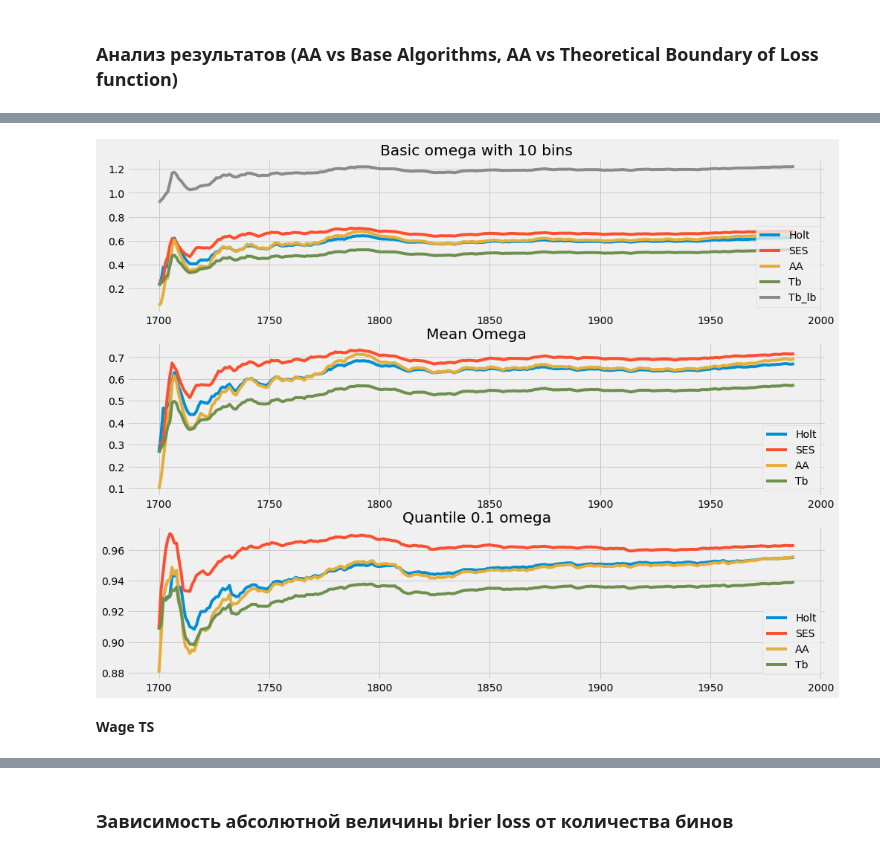
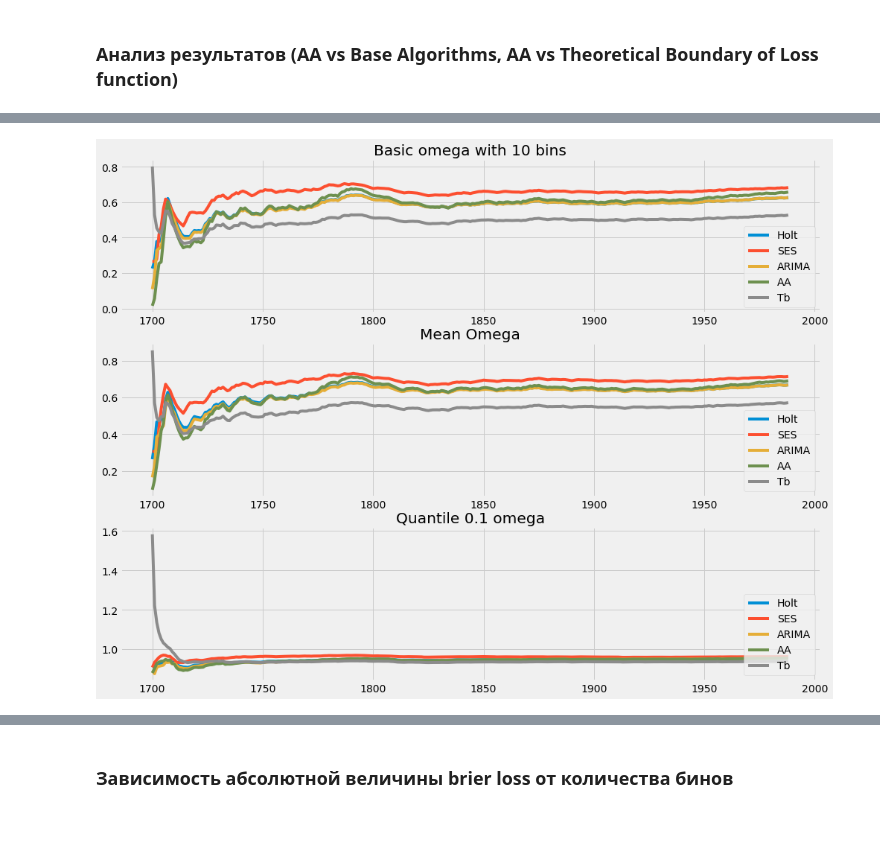
Before and after one commit to aromanenko/AggregatingAlgorithm, a Jupyter notebook: DFA.ipynb, the cells around one changed output, grey strips where cells are left out. Cells and saved outputs as stored; diff of their text form; code cells hidden in the pictures; blank space fills up the shorter version.

```diff
--- a/DFA.ipynb
+++ b/DFA.ipynb
@@ -311,7 +311,9 @@ Holt_preds = get_density_forecast(sunspot_ts, 3, Holt,
                                   omega=omega, fittedvalues=True)
 SES_preds = get_density_forecast(sunspot_ts, 3, SimpleExpSmoothing,
                                  omega=omega, fittedvalues=True)
-AA_preds = aggregating_algorithm(sunspot_ts, 3, {Holt: {}, SimpleExpSmoothing: {}},
+ARIMA_preds = get_density_forecast(sunspot_ts, 3, ARIMA, base_params={'order': (1, 2, 0)},
+                                   omega=omega, fittedvalues=True)
+AA_preds = aggregating_algorithm(sunspot_ts, 3, {Holt: {}, SimpleExpSmoothing: {}, ARIMA: {'order': (1, 2, 0)}},
                                  bins=10, omega_mode="basic")
 
 omega_mean = get_omega(sunspot_ts, mode="mean")
@@ -319,6 +321,8 @@ Holt_preds_mean = get_density_forecast(sunspot_ts, 3, Holt,
                                   omega=omega_mean, fittedvalues=True)
 SES_preds_mean = get_density_forecast(sunspot_ts, 3, SimpleExpSmoothing,
                                  omega=omega_mean, fittedvalues=True)
+ARIMA_preds_mean = get_density_forecast(sunspot_ts, 3, ARIMA, base_params={'order': (1, 2, 0)},
+                                   omega=omega_mean, fittedvalues=True)
 AA_preds_mean = aggregating_algorithm(sunspot_ts, 3, {Holt: {}, SimpleExpSmoothing: {}},
                                  bins=10, omega_mode="mean")
 
@@ -327,5 +331,7 @@ Holt_preds_quant = get_density_forecast(sunspot_ts, 3, Holt,
                                   omega=omega_quant, fittedvalues=True)
 SES_preds_quant = get_density_forecast(sunspot_ts, 3, SimpleExpSmoothing,
                                  omega=omega_quant, fittedvalues=True)
+ARIMA_preds_quant = get_density_forecast(sunspot_ts, 3, ARIMA, base_params={'order': (1, 2, 0)},
+                                   omega=omega_quant, fittedvalues=True)
 AA_preds_quant = aggregating_algorithm(sunspot_ts, 3, {Holt: {}, SimpleExpSmoothing: {}},
                                  bins=10, omega_mode="quantile")
@@ -343,27 +352,30 @@ AA: [0.1959113  0.62434174 0.17974696 0.         0.         0.
 # %%
 Holt_losses = []
 SES_losses = []
+ARIMA_losses = []
 AA_losses = []
 Holt_losses_mean = []
 SES_losses_mean = []
+ARIMA_losses_mean = []
 AA_losses_mean = []
 Holt_losses_quant = []
 SES_losses_quant = []
+ARIMA_losses_quant = []
 AA_losses_quant = []
 for i in range(len(sunspot_ts.values)):
     Holt_losses.append(brier_loss(sunspot_ts.values[i], Holt_preds[i]))
     SES_losses.append((brier_loss(sunspot_ts.values[i], SES_preds[i])))
+    ARIMA_losses.append((brier_loss(sunspot_ts.values[i], ARIMA_preds[i])))
     AA_losses.append((brier_loss(sunspot_ts.values[i], AA_preds[i])))
     Holt_losses_mean.append(brier_loss(sunspot_ts.values[i], Holt_preds_mean[i]))
     SES_losses_mean.append((brier_loss(sunspot_ts.values[i], SES_preds_mean[i])))
+    ARIMA_losses_mean.append((brier_loss(sunspot_ts.values[i], ARIMA_preds_mean[i])))
     AA_losses_mean.append((brier_loss(sunspot_ts.values[i], AA_preds_mean[i])))
     Holt_losses_quant.append(brier_loss(sunspot_ts.values[i], Holt_preds_quant[i]))
     SES_losses_quant.append((brier_loss(sunspot_ts.values[i], SES_preds_quant[i])))
+    ARIMA_losses_quant.append((brier_loss(sunspot_ts.values[i], ARIMA_preds_quant[i])))
     AA_losses_quant.append((brier_loss(sunspot_ts.values[i], AA_preds_quant[i])))
 
-tb = np.minimum(Holt_losses, SES_losses)
-tbln = np.minimum(Holt_losses, SES_losses) + np.full_like(sunspot_ts.index, np.log(2), dtype=float)
-tb_mean = np.minimum(Holt_losses_mean, SES_losses_mean)
-tbln_mean = np.minimum(Holt_losses_mean, SES_losses_mean) + np.full_like(sunspot_ts.index, np.log(2), dtype=float)
-tb_quant = np.minimum(Holt_losses_quant, SES_losses_quant)
-tbln_quant = np.minimum(Holt_losses_quant, SES_losses_quant) + np.full_like(sunspot_ts.index, np.log(2), dtype=float)
+tb = np.minimum(np.minimum(Holt_losses, SES_losses), ARIMA_losses)
+tb_mean = np.minimum(np.minimum(Holt_losses_mean, SES_losses_mean), ARIMA_losses_mean)
+tb_quant = np.minimum(np.minimum(Holt_losses_quant, SES_losses_quant), ARIMA_losses_quant)
@@ -396,30 +410,34 @@ ax[2].legend(['Holt', 'SES', 'AA', 'Tb'], loc='upper left');
 # %%
 fig, ax = plt.subplots(3, figsize=(15,12))
 
+tb_test = (np.minimum(np.cumsum(Holt_losses), np.cumsum(SES_losses)) +
+           + np.full_like(sunspot_ts.index, np.log(2), dtype=float))/ list(range(1, len(sunspot_ts.values) + 1))
+
 ax[0].plot(sunspot_ts.index, np.cumsum(Holt_losses) / list(range(1, len(sunspot_ts.values) + 1)))
 ax[0].plot(sunspot_ts.index, np.cumsum(SES_losses) / list(range(1, len(sunspot_ts.values) + 1)))
+ax[0].plot(sunspot_ts.index, np.cumsum(ARIMA_losses) / list(range(1, len(sunspot_ts.values) + 1)))
 ax[0].plot(sunspot_ts.index, np.cumsum(AA_losses) / list(range(1, len(sunspot_ts.values) + 1)))
-ax[0].plot(sunspot_ts.index, np.cumsum(tb) / list(range(1, len(sunspot_ts.values) + 1)))
-ax[0].plot(sunspot_ts.index, np.cumsum(tbln) / list(range(1, len(sunspot_ts.values) + 1)))
+ax[0].plot(sunspot_ts.index, (np.cumsum(tb) + np.full_like(sunspot_ts.index, np.log(2), dtype=float)) / list(range(1, len(sunspot_ts.values) + 1)))
+# ax[0].plot(sunspot_ts.index, np.cumsum(tbln) / list(range(1, len(sunspot_ts.values) + 1)))
 ax[0].set_title('Basic omega with 10 bins')
-ax[0].legend(['Holt', 'SES', 'AA', 'Tb', 'Tb_lb'], loc='lower right');
+ax[0].legend(['Holt', 'SES', 'ARIMA', 'AA', 'Tb'], loc='lower right');
 
 ax[1].plot(sunspot_ts.index, np.cumsum(Holt_losses_mean) / list(range(1, len(sunspot_ts.values) + 1)))
 ax[1].plot(sunspot_ts.index, np.cumsum(SES_losses_mean) / list(range(1, len(sunspot_ts.values) + 1)))
+ax[1].plot(sunspot_ts.index, np.cumsum(ARIMA_losses_mean) / list(range(1, len(sunspot_ts.values) + 1)))
 ax[1].plot(sunspot_ts.index, np.cumsum(AA_losses_mean) / list(range(1, len(sunspot_ts.values) + 1)))
-ax[1].plot(sunspot_ts.index, np.cumsum(tb_mean) / list(range(1, len(sunspot_ts.values) + 1)))
+ax[1].plot(sunspot_ts.index, (np.cumsum(tb_mean) + np.full_like(sunspot_ts.index, np.log(2), dtype=float)) / list(range(1, len(sunspot_ts.values) + 1)))
 # ax[1].plot(sunspot_ts.index, np.cumsum(tbln) / list(range(1, len(sunspot_ts.values) + 1)))
 ax[1].set_title('Mean Omega')
-ax[1].legend(['Holt', 'SES', 'AA', 'Tb'], loc='lower right');
+ax[1].legend(['Holt', 'SES', 'ARIMA', 'AA', 'Tb'], loc='lower right');
 
-ax[2].plot(sunspot_ts.index, np.cumsum(Holt_losses_quant) / list(range(1, len(sunspot_ts.values) + 1)))
+ax[2].plot(sunspot_ts.index, np.cumsum(Holt_losses_quant)  / list(range(1, len(sunspot_ts.values) + 1)))
 ax[2].plot(sunspot_ts.index, np.cumsum(SES_losses_quant) / list(range(1, len(sunspot_ts.values) + 1)))
+ax[2].plot(sunspot_ts.index, np.cumsum(ARIMA_losses_quant) / list(range(1, len(sunspot_ts.values) + 1)))
 ax[2].plot(sunspot_ts.index, np.cumsum(AA_losses_quant) / list(range(1, len(sunspot_ts.values) + 1)))
-ax[2].plot(sunspot_ts.index, np.cumsum(tb_quant) / list(range(1, len(sunspot_ts.values) + 1)))
+ax[2].plot(sunspot_ts.index, (np.cumsum(tb_quant) + np.full_like(sunspot_ts.index, np.log(2), dtype=float)) / list(range(1, len(sunspot_ts.values) + 1)))
 # ax[2].plot(sunspot_ts.index, np.cumsum(tbln) / list(range(1, len(sunspot_ts.values) + 1)))
 ax[2].set_title('Quantile 0.1 omega')
-ax[2].legend(['Holt', 'SES', 'AA', 'Tb'], loc='lower right');
+ax[2].legend(['Holt', 'SES', 'ARIMA', 'AA', 'Tb'], loc='lower right');
 # %% [output]
-[figure, old version]
+[figure, new version]
-# %% [markdown]
-**Wage TS**
```
Also changed, not shown: parts of 34 cells of this notebook.
